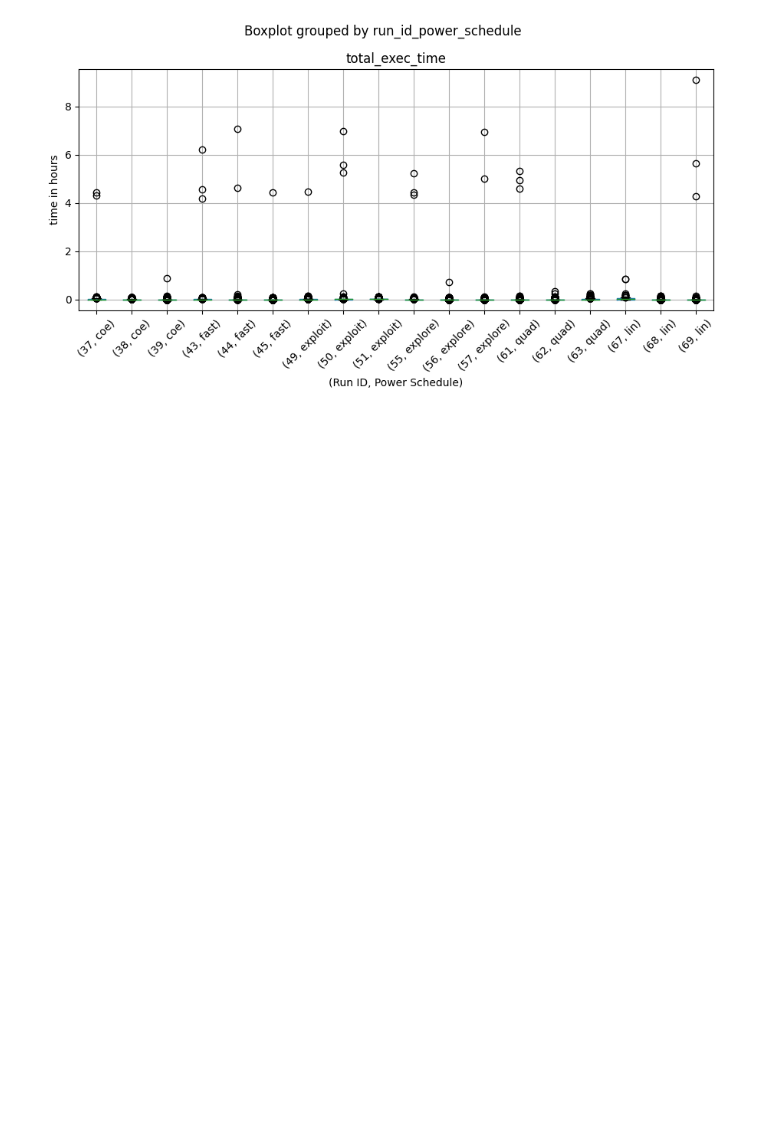
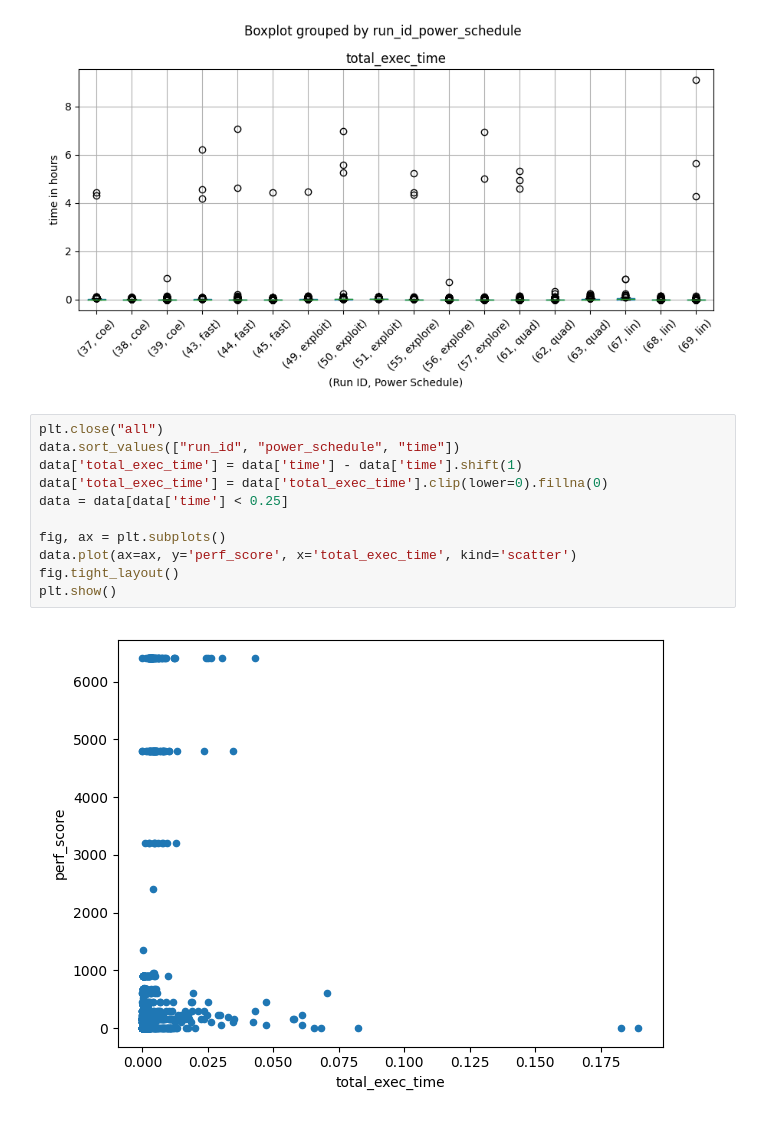
Before and after one commit to amordahl/GraphingFuzzer, a Jupyter notebook: make_plots.py.ipynb, the cells around one changed output. Saved outputs shown, nothing was run; the diff lists cells and outputs as text; blank space fills up the shorter version.

```diff
--- a/make_plots.py.ipynb
+++ b/make_plots.py.ipynb
@@ -76,3 +76,16 @@ fig.tight_layout()
 plt.show()
 # %% [output]
 [figure]
+# %%
+plt.close("all")
+data.sort_values(["run_id", "power_schedule", "time"])
+data['total_exec_time'] = data['time'] - data['time'].shift(1)
+data['total_exec_time'] = data['total_exec_time'].clip(lower=0).fillna(0)
+data = data[data['time'] < 0.25]
+
+fig, ax = plt.subplots()
+data.plot(ax=ax, y='perf_score', x='total_exec_time', kind='scatter')
+fig.tight_layout()
+plt.show()
+# %% [output]
+[figure, added]
```
